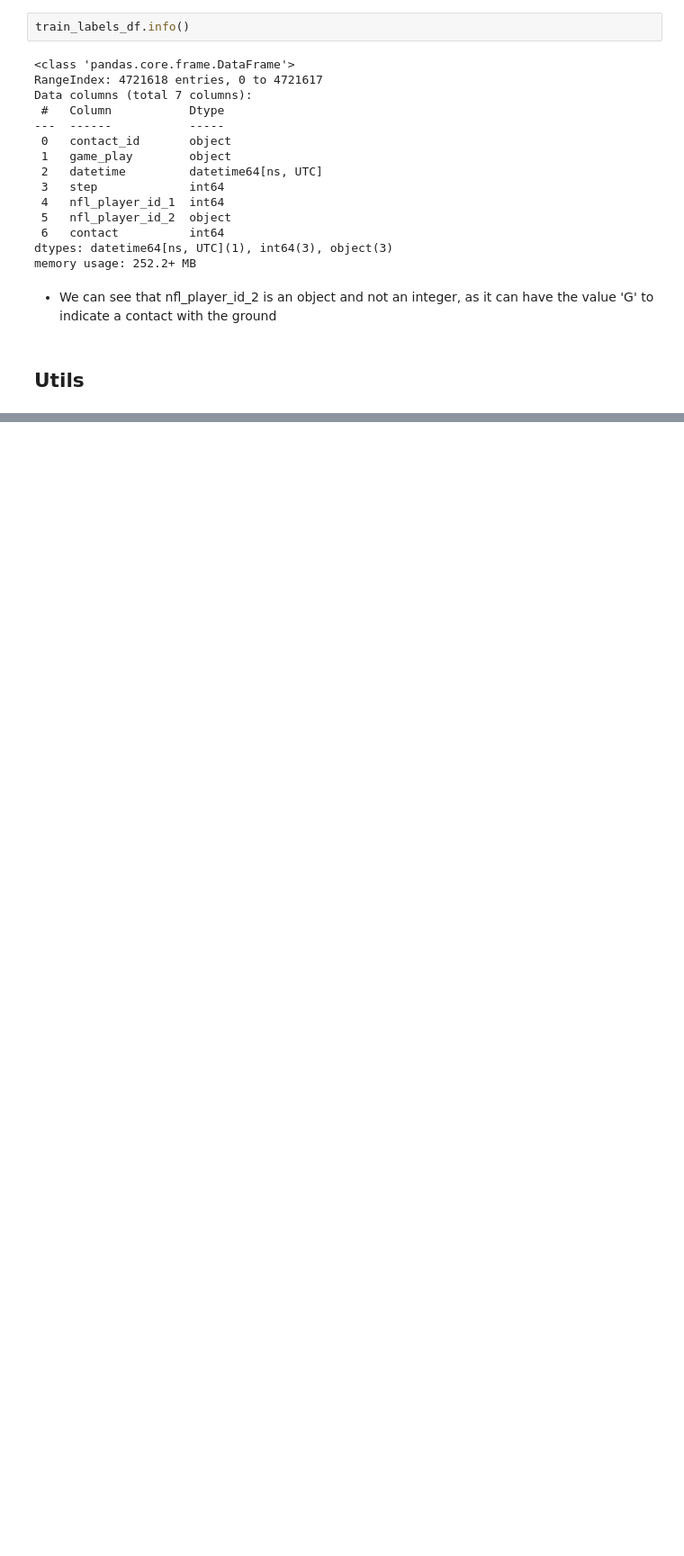
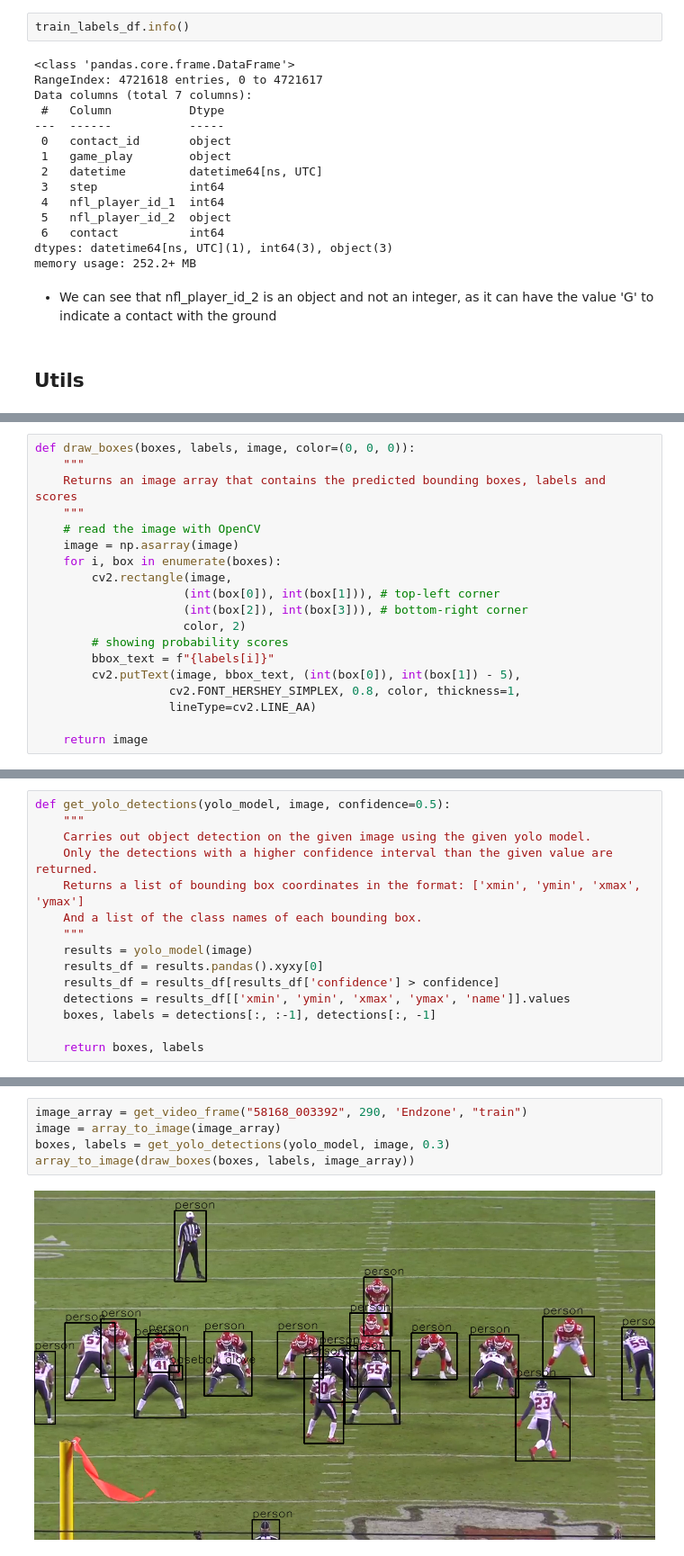
Before and after one commit to RicardFos/kaggle-player-contact-detection, a Jupyter notebook: player distance.ipynb, the cells around one changed output, grey strips where cells are left out. Shown at 90% size. Saved outputs shown, nothing was run; the diff lists cells and outputs as text; blank space fills up the shorter version.

```diff
--- a/player distance.ipynb
+++ b/player distance.ipynb
@@ -240,0 +250,19 @@ get_video_frame("58168_003392", 290, 'Sideline', "train")
+# %%
+def draw_boxes(boxes, labels, image, color=(0, 0, 0)):
+    """
+    Returns an image array that contains the predicted bounding boxes, labels and scores
+    """
+    # read the image with OpenCV
+    image = np.asarray(image)
+    for i, box in enumerate(boxes):
+        cv2.rectangle(image,
+                     (int(box[0]), int(box[1])), # top-left corner
+                     (int(box[2]), int(box[3])), # bottom-right corner
+                     color, 2)
+        # showing probability scores
+        bbox_text = f"{labels[i]}"
+        cv2.putText(image, bbox_text, (int(box[0]), int(box[1]) - 5),
+                   cv2.FONT_HERSHEY_SIMPLEX, 0.8, color, thickness=1,
+                   lineType=cv2.LINE_AA)
+
+    return image
@@ -240,0 +315,15 @@ get_video_frame("58168_003392", 290, 'Sideline', "train")
+# %%
+def get_yolo_detections(yolo_model, image, confidence=0.5):
+    """
+    Carries out object detection on the given image using the given yolo model.
+    Only the detections with a higher confidence interval than the given value are returned.
+    Returns a list of bounding box coordinates in the format: ['xmin', 'ymin', 'xmax', 'ymax']
+    And a list of the class names of each bounding box.
+    """
+    results = yolo_model(image)
+    results_df = results.pandas().xyxy[0]
+    results_df = results_df[results_df['confidence'] > confidence]
+    detections = results_df[['xmin', 'ymin', 'xmax', 'ymax', 'name']].values
+    boxes, labels = detections[:, :-1], detections[:, -1]
+
+    return boxes, labels
@@ -240,0 +339,7 @@ get_video_frame("58168_003392", 290, 'Sideline', "train")
+# %%
+image_array = get_video_frame("58168_003392", 290, 'Endzone', "train")
+image = array_to_image(image_array)
+boxes, labels = get_yolo_detections(yolo_model, image, 0.3)
+array_to_image(draw_boxes(boxes, labels, image_array))
+# %% [output]
+[figure, added]
```
Also changed, not shown: parts of 25 cells of this notebook, 1 other file.
